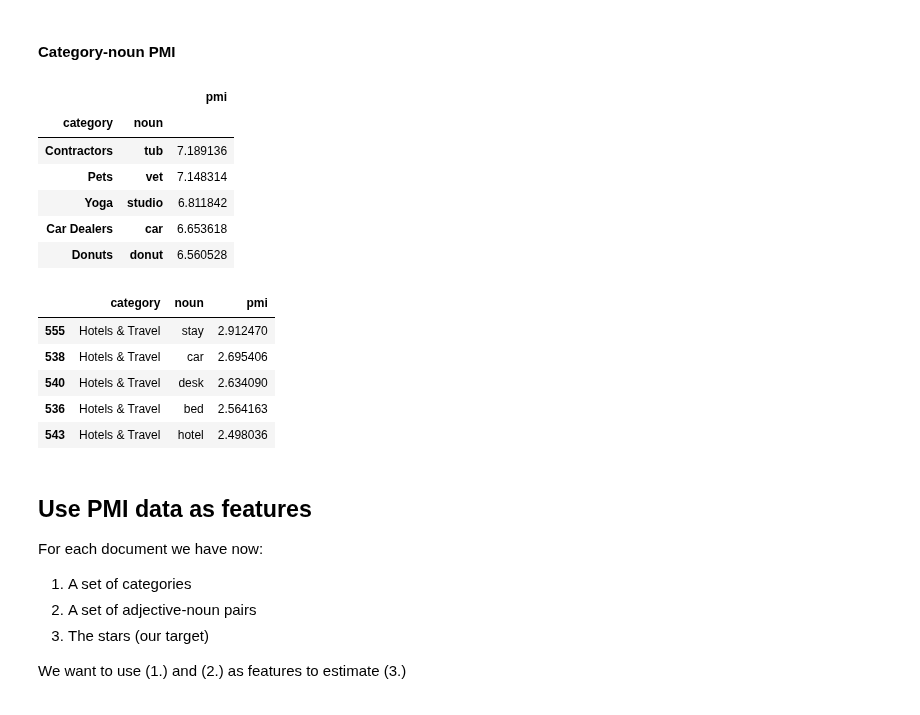
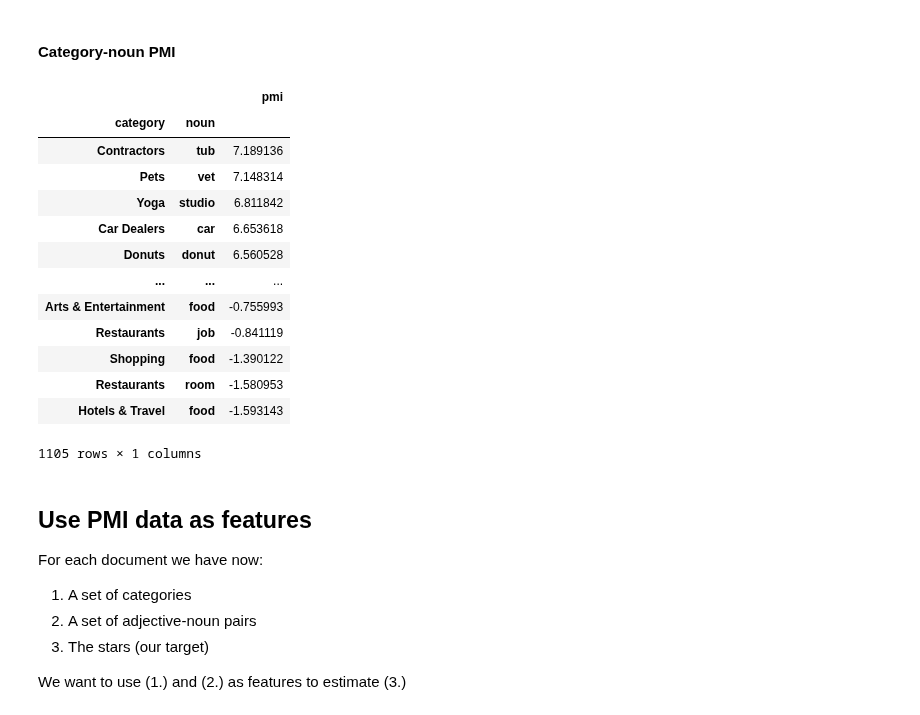
Before and after one commit to afflint/textsent, a Jupyter notebook: syntax/syntax.ipynb, the cells around one changed output. Drawn from its saved outputs; the diff is of its cells as text; code cells hidden in the pictures.

```diff
--- a/syntax/syntax.ipynb
+++ b/syntax/syntax.ipynb
@@ -301,25 +286,22 @@ for i, row in cat_noun.iterrows():
 pmi_cat = pd.DataFrame(pmi)
 pmi_cat.set_index(['category', 'noun'], inplace=True)
 # %%
-pmi_cat.sort_values('pmi', ascending=False).head()
+pmi_cat.sort_values('pmi', ascending=False)
 # %% [output]
 |  |  | pmi |
 | category | noun |  |
 | Contractors | tub | 7.189136 |
 | Pets | vet | 7.148314 |
 | Yoga | studio | 6.811842 |
 | Car Dealers | car | 6.653618 |
 | Donuts | donut | 6.560528 |
+| ... | ... | ... |
+| Arts & Entertainment | food | -0.755993 |
+| Restaurants | job | -0.841119 |
+| Shopping | food | -1.390122 |
+| Restaurants | room | -1.580953 |
+| Hotels & Travel | food | -1.593143 |
+1105 rows × 1 columns
-# %%
-pmicats = pmi_cat.reset_index()
-pmicats[pmicats.category == 'Hotels & Travel'].sort_values('pmi', ascending=False).head()
-# %% [output]
-|  | category | noun | pmi |
-| 555 | Hotels & Travel | stay | 2.912470 |
-| 538 | Hotels & Travel | car | 2.695406 |
-| 540 | Hotels & Travel | desk | 2.634090 |
-| 536 | Hotels & Travel | bed | 2.564163 |
-| 543 | Hotels & Travel | hotel | 2.498036 |
 # %% [markdown]
 ## Use PMI data as features
 For each document we have now:
```
Also changed, not shown: parts of 15 cells of this notebook.
